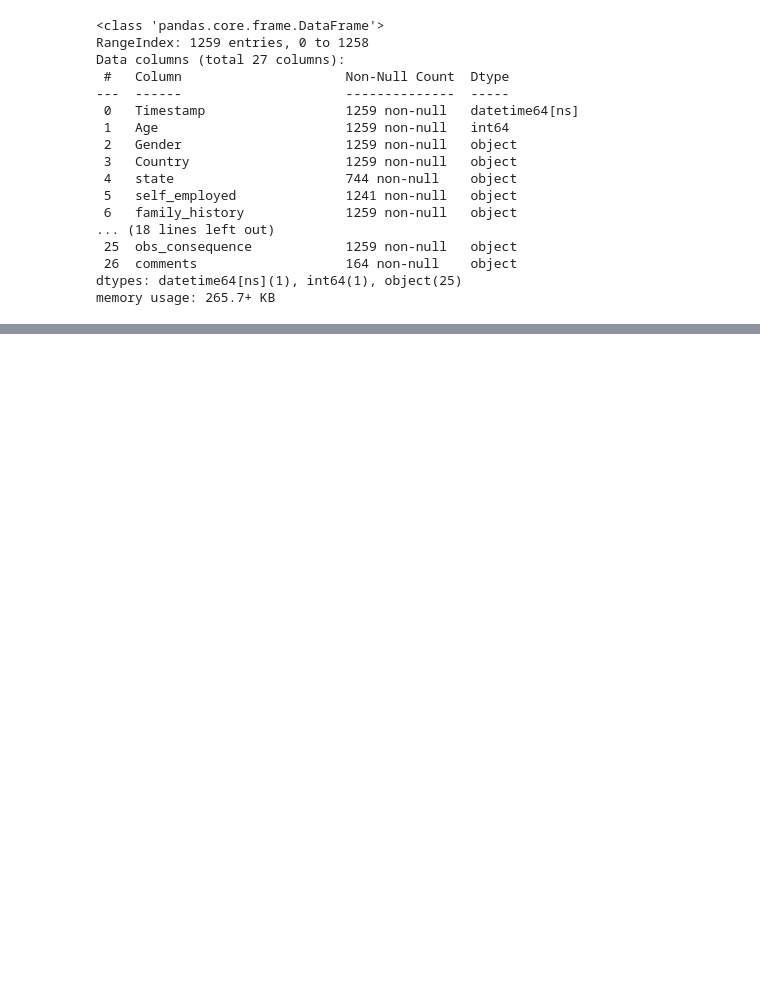
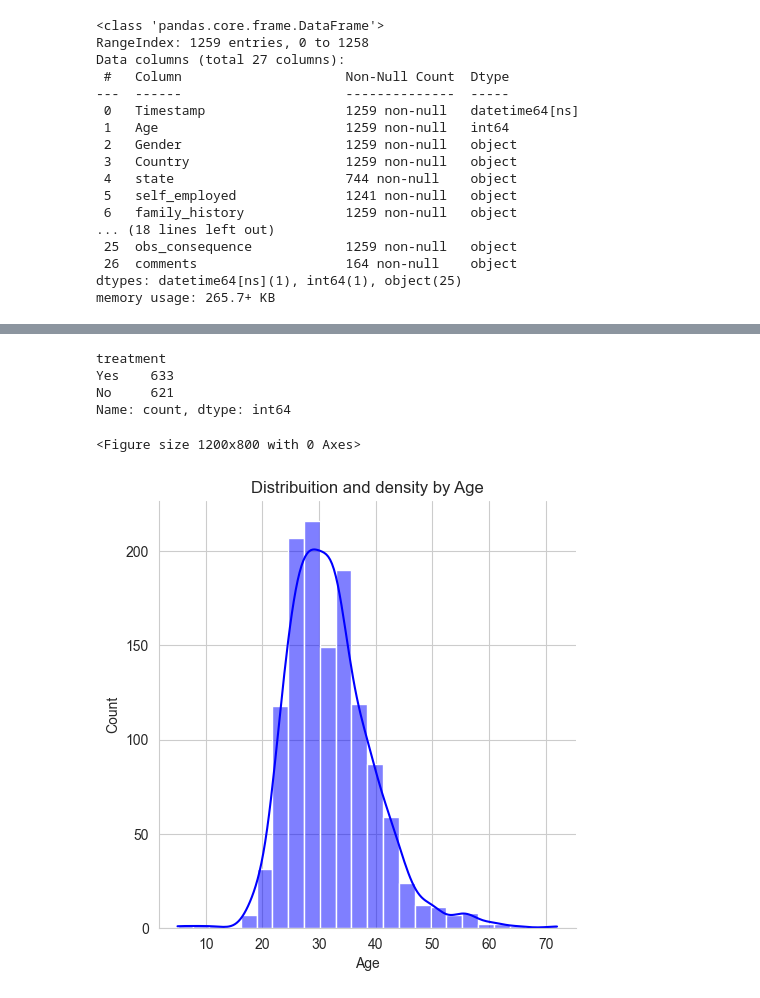
Before and after one commit to hafiz-Abdullahshahzad-DS/Data-Analysis-with-Abdullah, a Jupyter notebook: Mental Health in Tech Work/code.ipynb, the cells around one changed output, grey strips where cells are left out. Drawn from its saved outputs; the diff is of its cells as text; code cells hidden in the pictures; blank space fills up the shorter version.

```diff
--- a/Mental Health in Tech Work/code.ipynb
+++ b/Mental Health in Tech Work/code.ipynb
@@ -57,0 +149,17 @@ memory usage: 265.7+ KB
+# %%
+df['Gender'].replace(['Male ', 'male', 'M', 'm', 'Male', 'Cis Male',
+                     'Man', 'cis male', 'Mail', 'Male-ish', 'Male (CIS)',
+                      'Cis Man', 'msle', 'Malr', 'Mal', 'maile', 'Make',], 'Male', inplace = True)
+
+df['Gender'].replace(['Female ', 'female', 'F', 'f', 'Woman', 'Female',
+                     'femail', 'Cis Female', 'cis-female/femme', 'Femake', 'Female (cis)',
+                     'woman',], 'Female', inplace = True)
+
+df["Gender"].replace(['Female (trans)', 'queer/she/they', 'non-binary',
+                     'fluid', 'queer', 'Androgyne', 'Trans-female', 'male leaning androgynous',
+                      'Agender', 'A little about you', 'Nah', 'All',
+                      'ostensibly male, unsure what that really means',
+                      'Genderqueer', 'Enby', 'p', 'Neuter', 'something kinda male?',
+                      'Guy (-ish) ^_^', 'Trans woman',], 'Other', inplace = True)
+
+df['Gender'].value_counts()
@@ -57,0 +172,4 @@ memory usage: 265.7+ KB
+# %%
+df.drop(df[df['Age'] < 0].index, inplace = True)
+df.drop(df[df['Age'] > 100].index, inplace = True)
+df['Age'].unique()
@@ -57,0 +201,18 @@ memory usage: 265.7+ KB
+# %%
+df.treatment.value_counts()
+# %% [output]
+treatment
+Yes    633
+No     621
+Name: count, dtype: int64
+# %%
+# Distribiution and density by Age
+plt.figure(figsize=(12,8))
+# add curve into the distribution
+sns.displot(df["Age"], bins=24, color='b', kde=True)
+plt.title("Distribuition and density by Age")
+plt.xlabel("Age")
+plt.show()
+# %% [output]
+<Figure size 1200x800 with 0 Axes>
+[figure, added]
```
Also changed, not shown: parts of 19 cells of this notebook.
